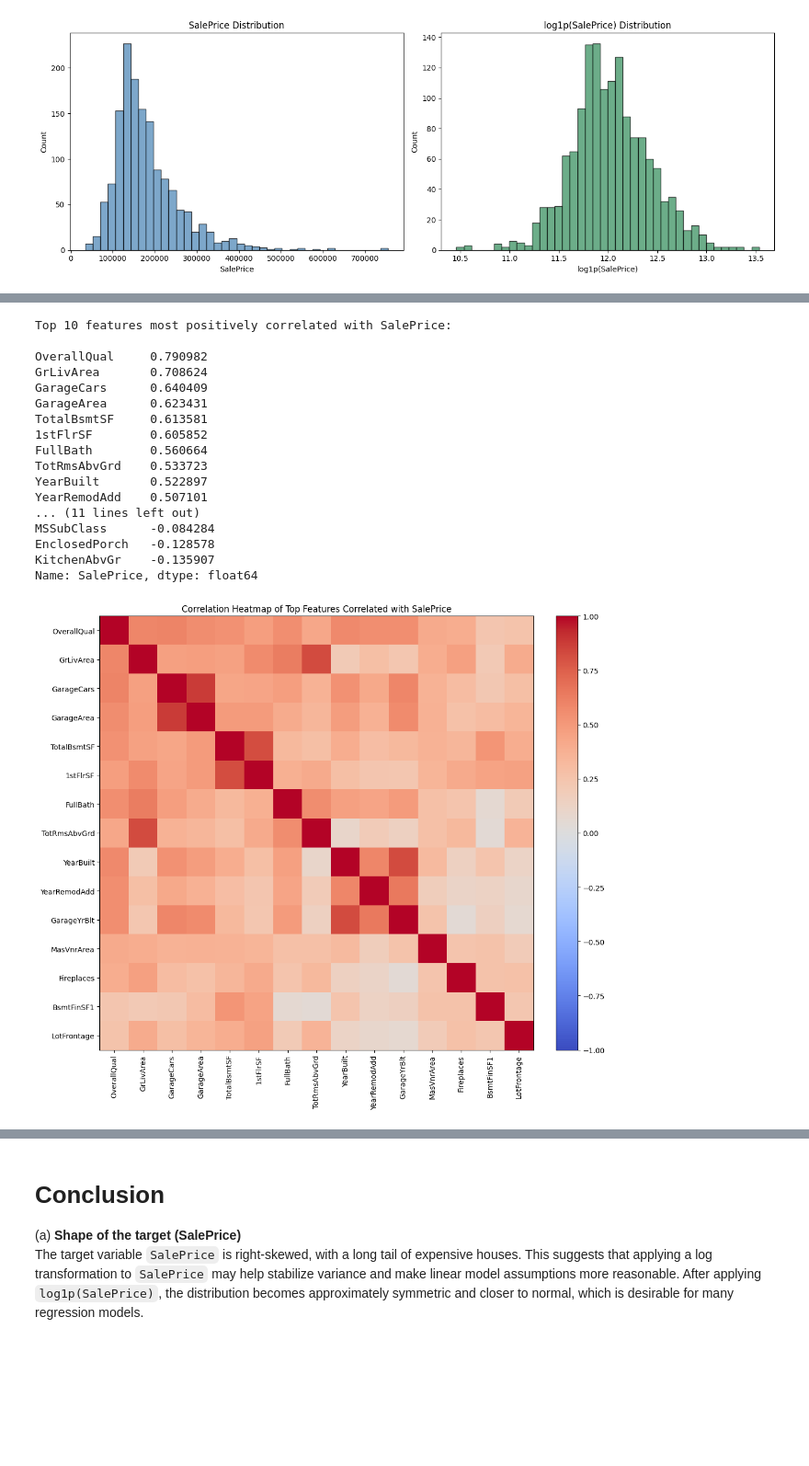
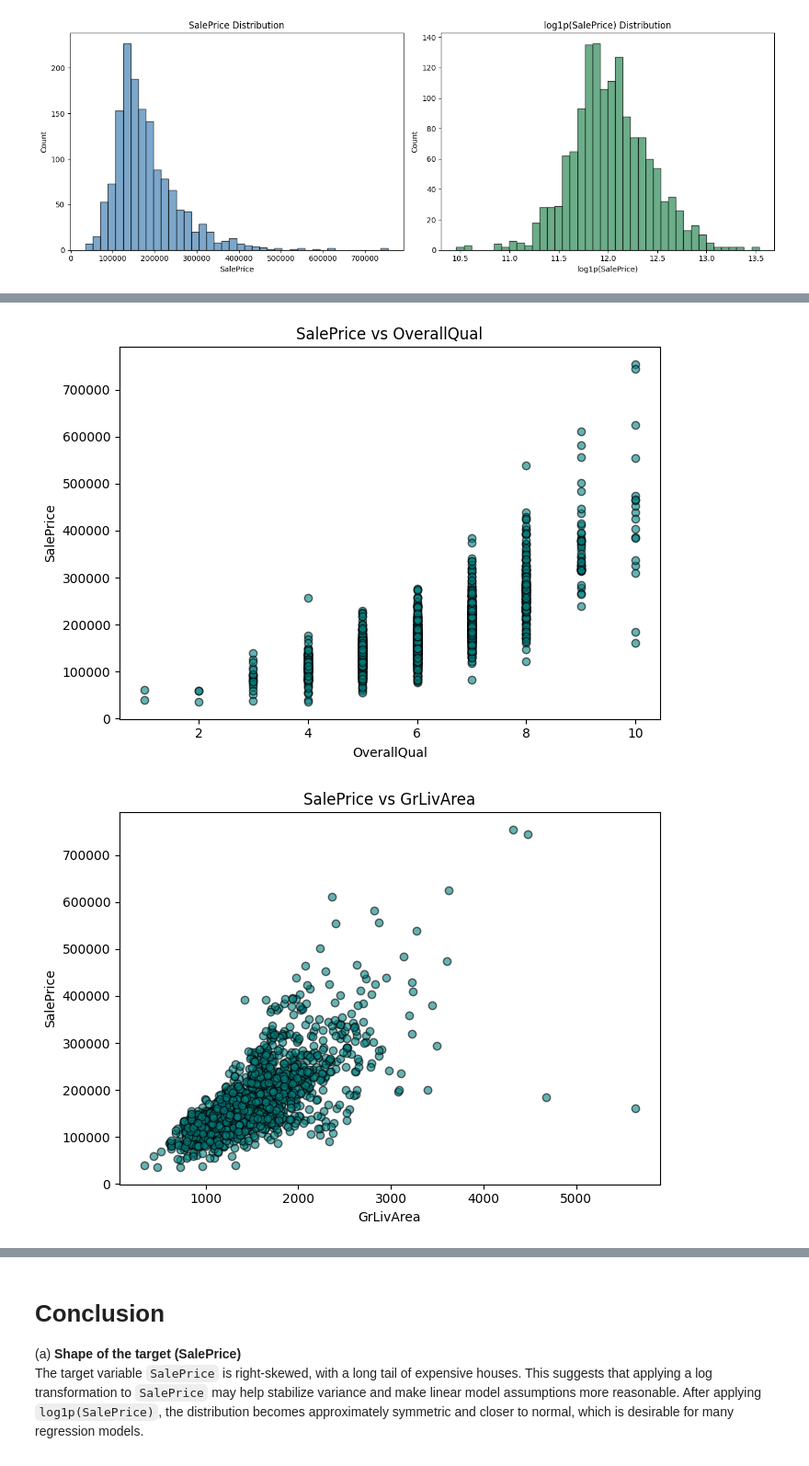
Before and after one commit to ecccc0/ML_Final, a Jupyter notebook: notebooks/01_eda.ipynb, the cells around one changed output, grey strips where cells are left out. Shown at 92% size. Drawn from its saved outputs; the diff is of its cells as text; code cells hidden in the pictures; blank space fills up the shorter version.

```diff
--- a/notebooks/01_eda.ipynb
+++ b/notebooks/01_eda.ipynb
@@ -166,47 +164,43 @@ plt.tight_layout()
 # %%
-# Correlation matrix and top correlated features with SalePrice
+# Key feature relationships with SalePrice
+# list of plots to create: top_features
 
-# Compute correlations on numeric features only
-numeric_df = df.select_dtypes(include=["number"])
+for feature in top_features:
+    plt.figure(figsize=(7, 5))
+    plt.scatter(df[feature], df["SalePrice"], alpha=0.6, color="teal", edgecolor="k")
+    plt.title(f"SalePrice vs {feature}")
+    plt.xlabel(feature)
+    plt.ylabel("SalePrice")
+    plt.tight_layout()
+    plt.show()
 
-corr_matrix = numeric_df.corr()
+# Boxplots for categoricals vs target
+plt.figure(figsize=(14, 5))
 
-# Select top 15 features most correlated (absolute) with SalePrice
-corr_target = corr_matrix["SalePrice"].drop("SalePrice").sort_values(ascending=False)
-top_features = corr_target.head(15).index
+# Neighborhood vs SalePrice (top 10 most frequent neighborhoods)
+top_neighborhoods = df["Neighborhood"].value_counts().head(10).index
+subset = df[df["Neighborhood"].isin(top_neighborhoods)]
 
-# Simple heatmap using Matplotlib
-fig, ax = plt.subplots(figsize=(12, 10))
-cax = ax.imshow(corr_matrix.loc[top_features, top_features], cmap="coolwarm", vmin=-1, vmax=1)
-ax.set_xticks(range(len(top_features)))
-ax.set_yticks(range(len(top_features)))
-ax.set_xticklabels(top_features, rotation=90)
-ax.set_yticklabels(top_features)
-fig.colorbar(cax, ax=ax, fraction=0.046, pad=0.04)
-ax.set_title("Correlation Heatmap of Top Features Correlated with SalePrice")
+# Prepare data for boxplot: list of arrays, one per neighborhood
+data_by_neighborhood = [subset[subset["Neighborhood"] == n]["SalePrice"].values for n in top_neighborhoods]
+plt.boxplot(data_by_neighborhood, labels=top_neighborhoods, showfliers=True)
+plt.title("SalePrice by Neighborhood (Top 10)")
+plt.xticks(rotation=45)
+plt.ylabel("SalePrice")
 plt.tight_layout()
 
-print("Top 10 features most positively correlated with SalePrice:\n")
-print(corr_target.head(10))
+# OverallQual binned vs SalePrice
+plt.figure(figsize=(8, 5))
+overallqual_bins = pd.qcut(df["OverallQual"], q=4, duplicates="drop")
+bin_order = [str(cat) for cat in overallqual_bins.cat.categories]
+df["OverallQual_bin"] = overallqual_bins.astype(str)
 
-print("\nTop 10 features most negatively correlated with SalePrice:\n")
-print(corr_target.tail(10))
+data_by_bin = [df[df["OverallQual_bin"] == label]["SalePrice"].values for label in bin_order]
+plt.boxplot(data_by_bin, labels=bin_order)
+plt.title("SalePrice by OverallQual (binned)")
+plt.xticks(rotation=45)
+plt.ylabel("SalePrice")
+plt.tight_layout()
 # %% [output]
-Top 10 features most positively correlated with SalePrice:
-
-OverallQual     0.790982
-GrLivArea       0.708624
-GarageCars      0.640409
-GarageArea      0.623431
-TotalBsmtSF     0.613581
-1stFlrSF        0.605852
-FullBath        0.560664
-TotRmsAbvGrd    0.533723
-YearBuilt       0.522897
-YearRemodAdd    0.507101
-... (11 lines left out)
-MSSubClass      -0.084284
-EnclosedPorch   -0.128578
-KitchenAbvGr    -0.135907
-Name: SalePrice, dtype: float64
-[figure, old version]
+[figure, new version]
+[figure, added]
```
Also changed, not shown: parts of 3 cells of this notebook, 1 other file.
